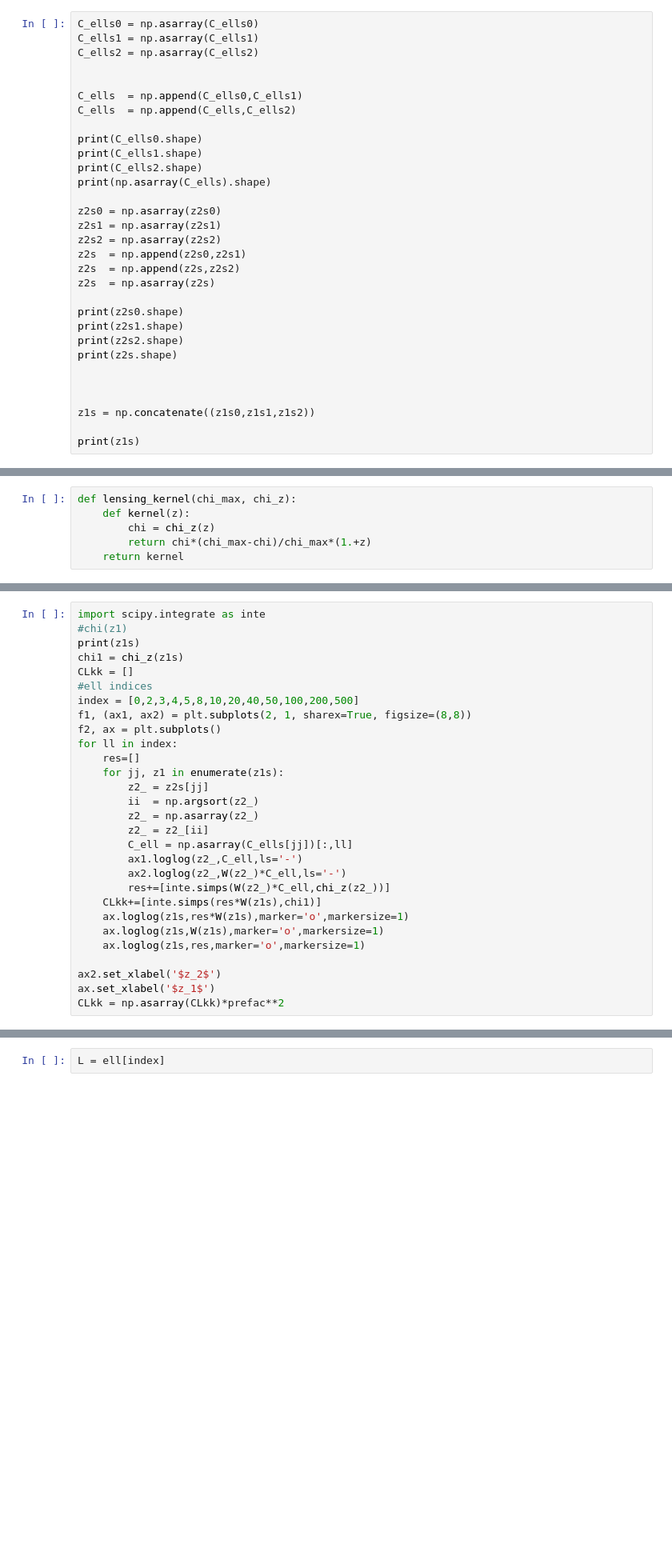
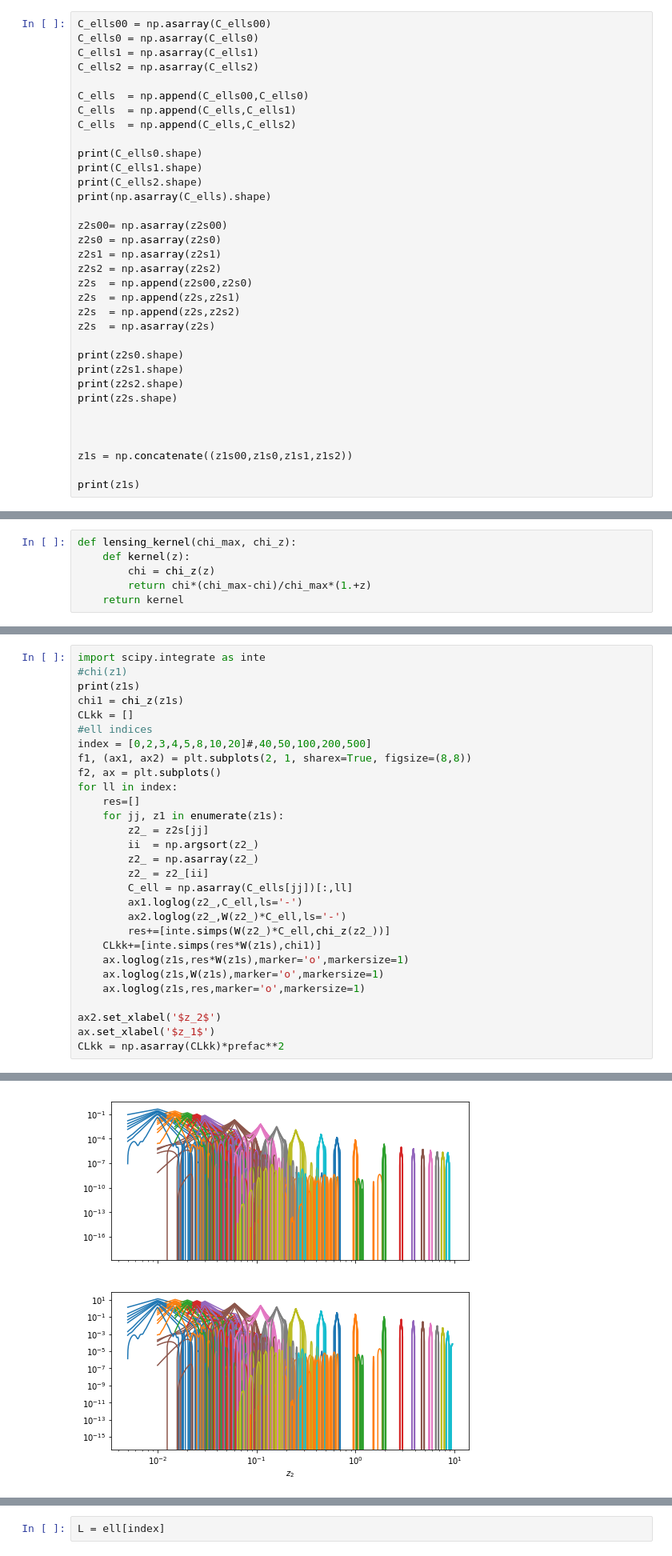
Before and after one commit to VMBoehm/postlimber, a Jupyter notebook: notebooks/IntegrateCldd-highersampling.ipynb, the cells around one changed output, grey strips where cells are left out. Shown: that part at 80% size. Cells and saved outputs as stored; diff of their text form; blank space fills up the shorter version.

```diff
--- a/notebooks/IntegrateCldd-highersampling.ipynb
+++ b/notebooks/IntegrateCldd-highersampling.ipynb
@@ -227,10 +332,11 @@ z2s2=np.asarray(z2s2)
 # %%
+C_ells00 = np.asarray(C_ells00)
 C_ells0 = np.asarray(C_ells0)
 C_ells1 = np.asarray(C_ells1)
 C_ells2 = np.asarray(C_ells2)
 
-
-C_ells  = np.append(C_ells0,C_ells1)
+C_ells  = np.append(C_ells00,C_ells0)
+C_ells  = np.append(C_ells,C_ells1)
 C_ells  = np.append(C_ells,C_ells2)
 
 print(C_ells0.shape)
@@ -238,10 +344,12 @@ print(C_ells1.shape)
 print(C_ells2.shape)
 print(np.asarray(C_ells).shape)
 
+z2s00= np.asarray(z2s00)
 z2s0 = np.asarray(z2s0)
 z2s1 = np.asarray(z2s1)
 z2s2 = np.asarray(z2s2)
-z2s  = np.append(z2s0,z2s1)
+z2s  = np.append(z2s00,z2s0)
+z2s  = np.append(z2s,z2s1)
 z2s  = np.append(z2s,z2s2)
 z2s  = np.asarray(z2s)
 
@@ -252,6 +360,6 @@ print(z2s.shape)
 
 
 
-z1s = np.concatenate((z1s0,z1s1,z1s2))
+z1s = np.concatenate((z1s00,z1s0,z1s1,z1s2))
 
 print(z1s)
@@ -274,7 +396,7 @@ print(z1s)
 chi1 = chi_z(z1s)
 CLkk = []
 #ell indices
-index = [0,2,3,4,5,8,10,20,40,50,100,200,500]
+index = [0,2,3,4,5,8,10,20]#,40,50,100,200,500]
 f1, (ax1, ax2) = plt.subplots(2, 1, sharex=True, figsize=(8,8))
 f2, ax = plt.subplots()
 for ll in index:
@@ -296,3 +418,4 @@ for ll in index:
 ax2.set_xlabel('$z_2$')
 ax.set_xlabel('$z_1$')
 CLkk = np.asarray(CLkk)*prefac**2
+# %% [output]
@@ -298,0 +424 @@ CLkk = np.asarray(CLkk)*prefac**2
+[figure, added]
```
Also changed, not shown: parts of 15 cells of this notebook, 2 other files.
